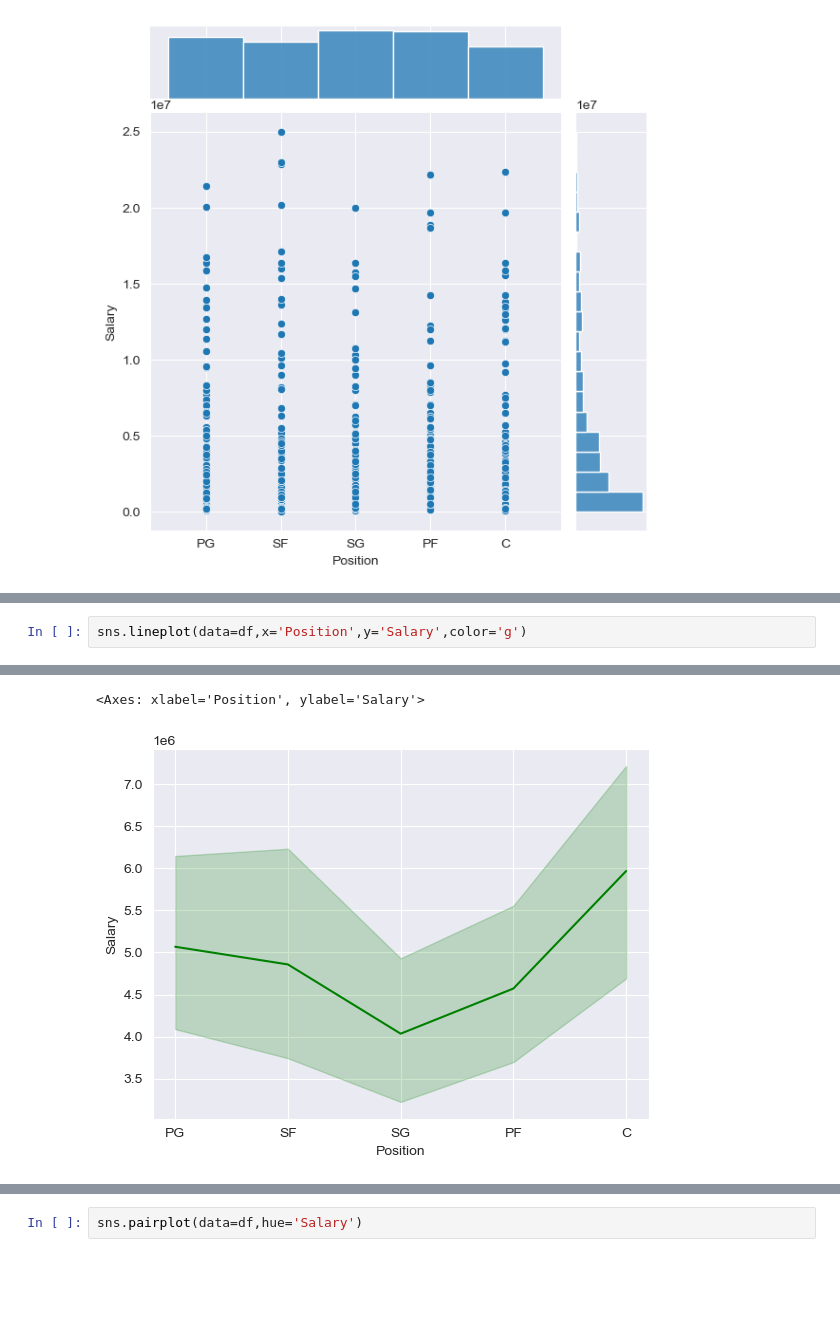
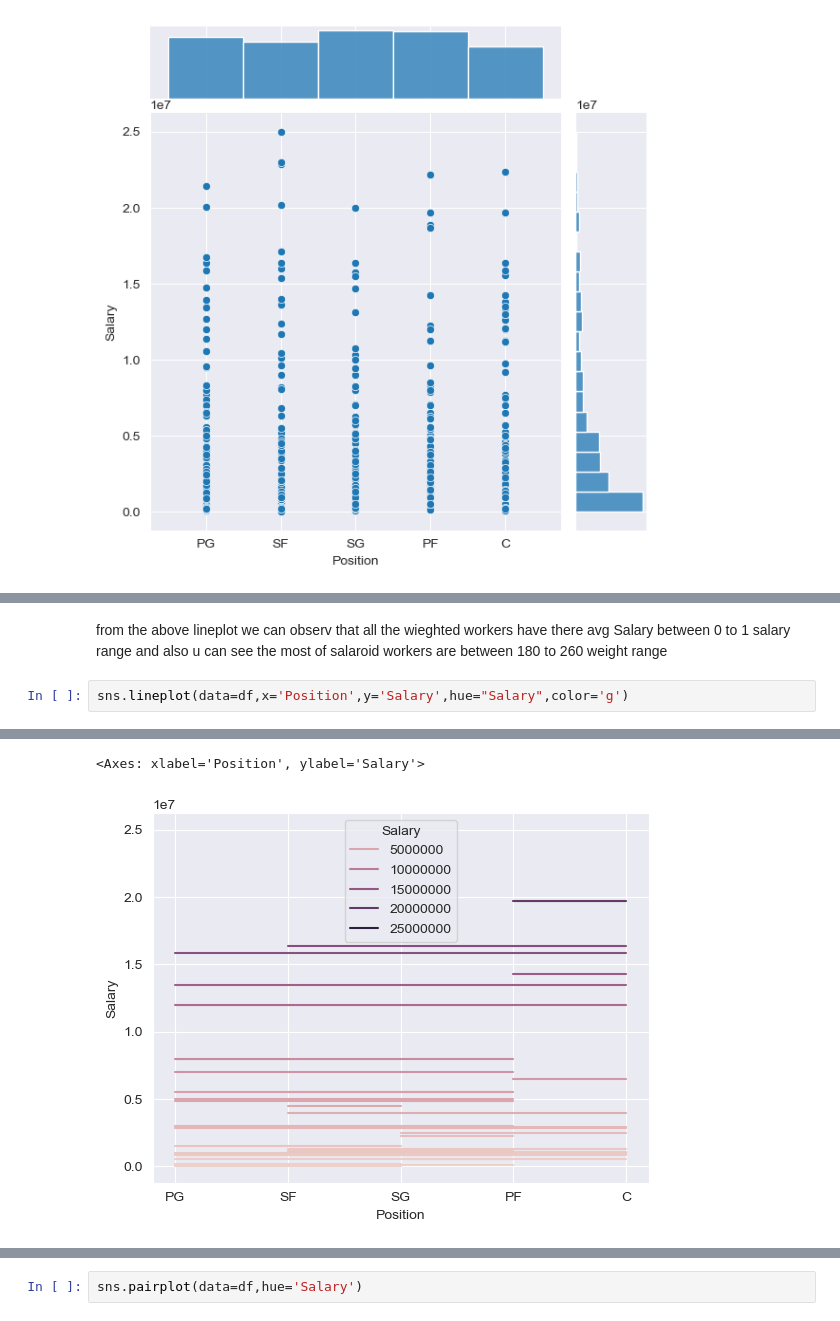
Before and after one commit to debasishnayak12/ML_Project, a Jupyter notebook: Machine Learning Day-1.ipynb, the cells around one changed output, grey strips where cells are left out. Saved outputs shown, nothing was run; the diff lists cells and outputs as text; blank space fills up the shorter version.

```diff
--- a/Machine Learning Day-1.ipynb
+++ b/Machine Learning Day-1.ipynb
@@ -335,6 +357,9 @@ sns.lineplot(data=df,x='Weight',y='Salary',palette='Set3')
+# %% [markdown]
+from the above lineplot we can observ that all the wieghted workers have there avg Salary between 0 to 1 salary range
+and also u can see the most of salaroid workers are between 180 to 260 weight range
 # %%
-sns.lineplot(data=df,x='Position',y='Salary',color='g')
+sns.lineplot(data=df,x='Position',y='Salary',hue="Salary",color='g')
 # %% [output]
 [interactive output not drawn]
 <Axes: xlabel='Position', ylabel='Salary'>
-[figure, old version]
+[figure, new version]
```
Also changed, not shown: parts of 27 cells of this notebook.
